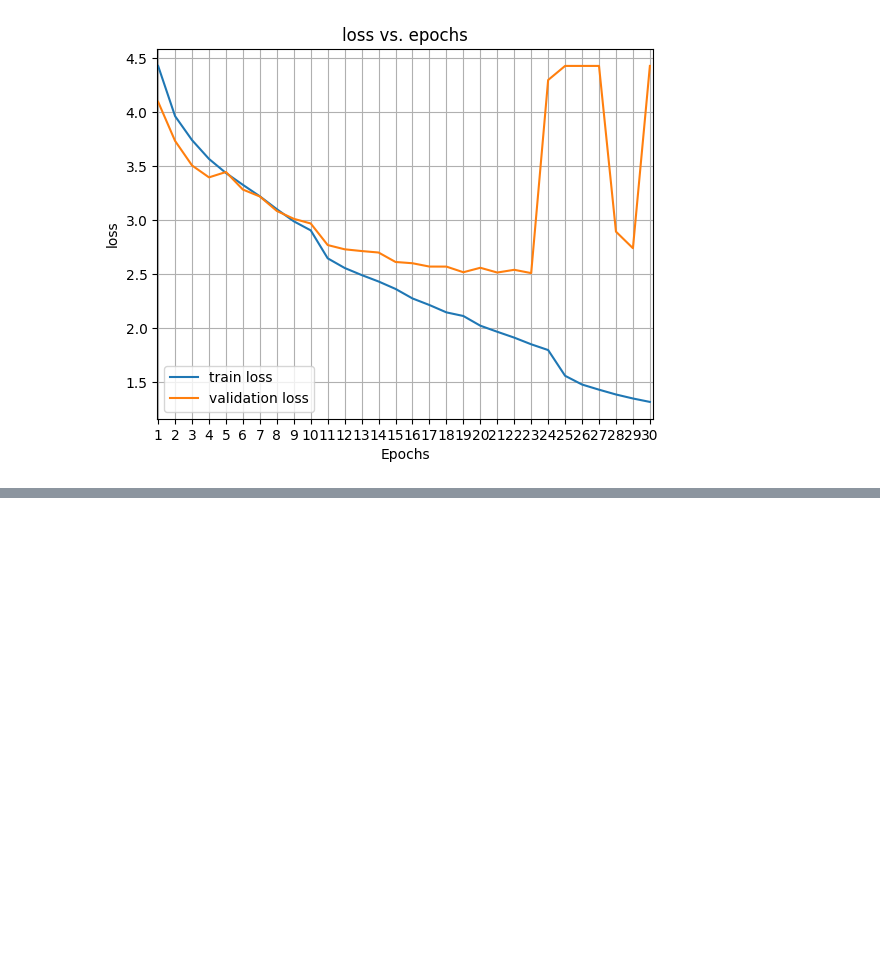
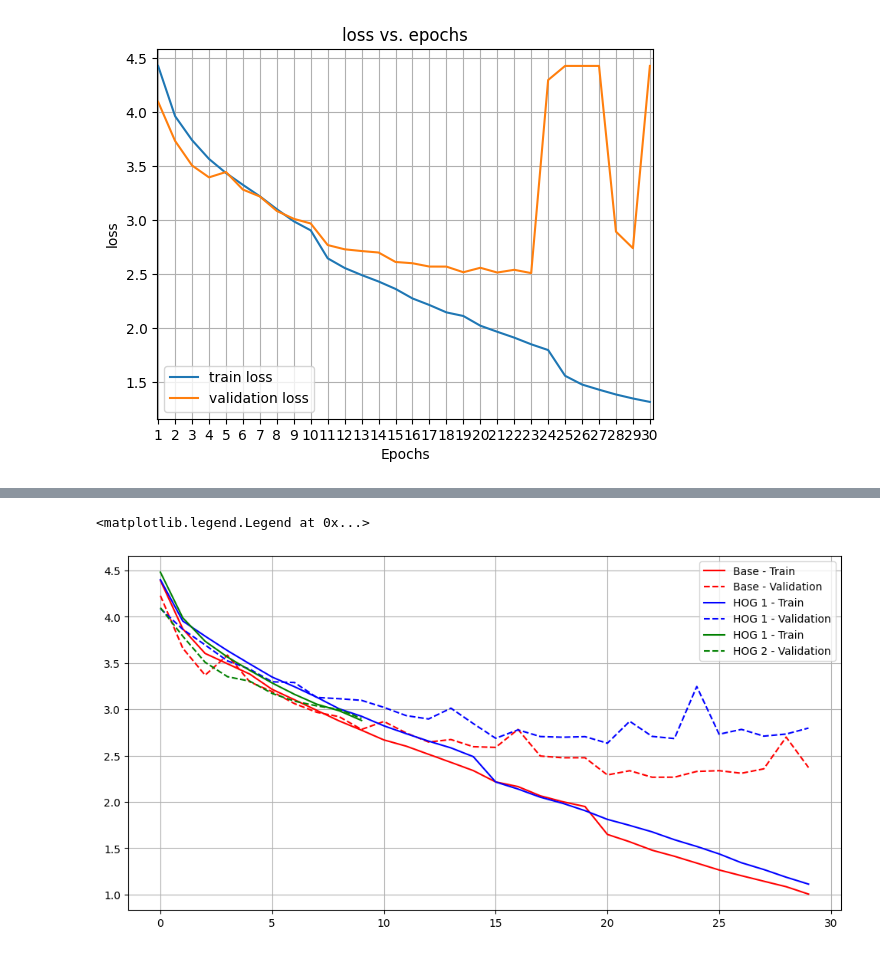
Before and after one commit to MicheleCazzola/artist-identification, a Jupyter notebook: playground.ipynb, the cells around one changed output, grey strips where cells are left out. Saved outputs shown, nothing was run; the diff lists cells and outputs as text; code cells hidden in the pictures; blank space fills up the shorter version.

```diff
--- a/playground.ipynb
+++ b/playground.ipynb
@@ -1075,0 +1103,21 @@ f.savefig(f"{save_path}/{name.lower()}.png", dpi=300)
+# %%
+base_train_loss = base_res["train_losses"]
+hog_train_loss_1 = hog_res_1["train_losses"]
+hog_train_loss_2 = hog_res_2["train_losses"]
+base_val_loss = base_res["val_losses"]
+hog_val_loss_1 = hog_res_1["val_losses"]
+hog_val_loss_2 = hog_res_2["val_losses"]
+# %%
+plt.figure(figsize=(12, 6))
+
+plt.plot(base_train_loss, label="Base - Train", color="red", linestyle="-")
+plt.plot(base_val_loss, label="Base - Validation", color="red", linestyle="--")
+plt.plot(hog_train_loss_1, label="HOG 1 - Train", color="blue", linestyle="-")
+plt.plot(hog_val_loss_1, label="HOG 1 - Validation", color="blue", linestyle="--")
+plt.plot(hog_train_loss_2, label="HOG 1 - Train", color="green", linestyle="-")
+plt.plot(hog_val_loss_2, label="HOG 2 - Validation", color="green", linestyle="--")
+plt.grid()
+plt.legend()
+# %% [output]
+<matplotlib.legend.Legend at 0x...>
+[figure, added]
```
Also changed, not shown: parts of 15 cells of this notebook, 6 other files.
